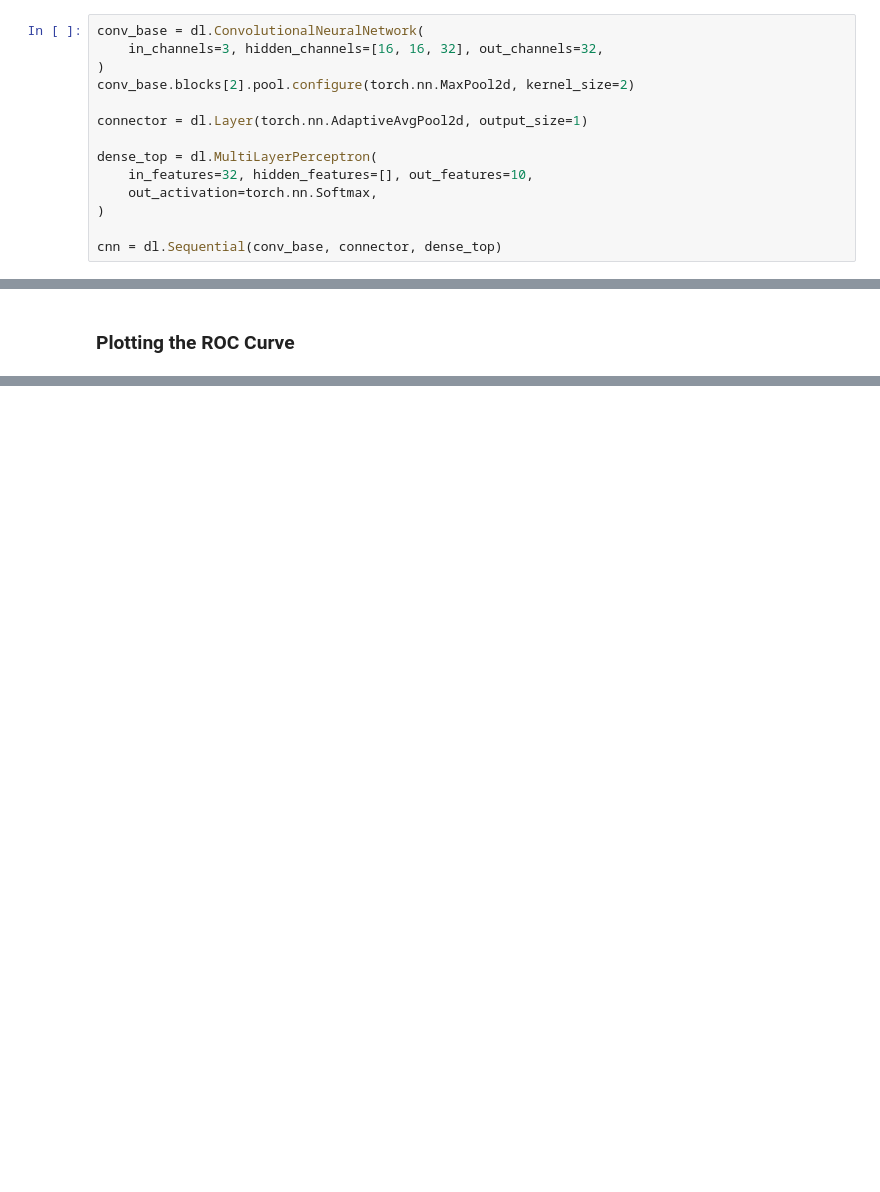
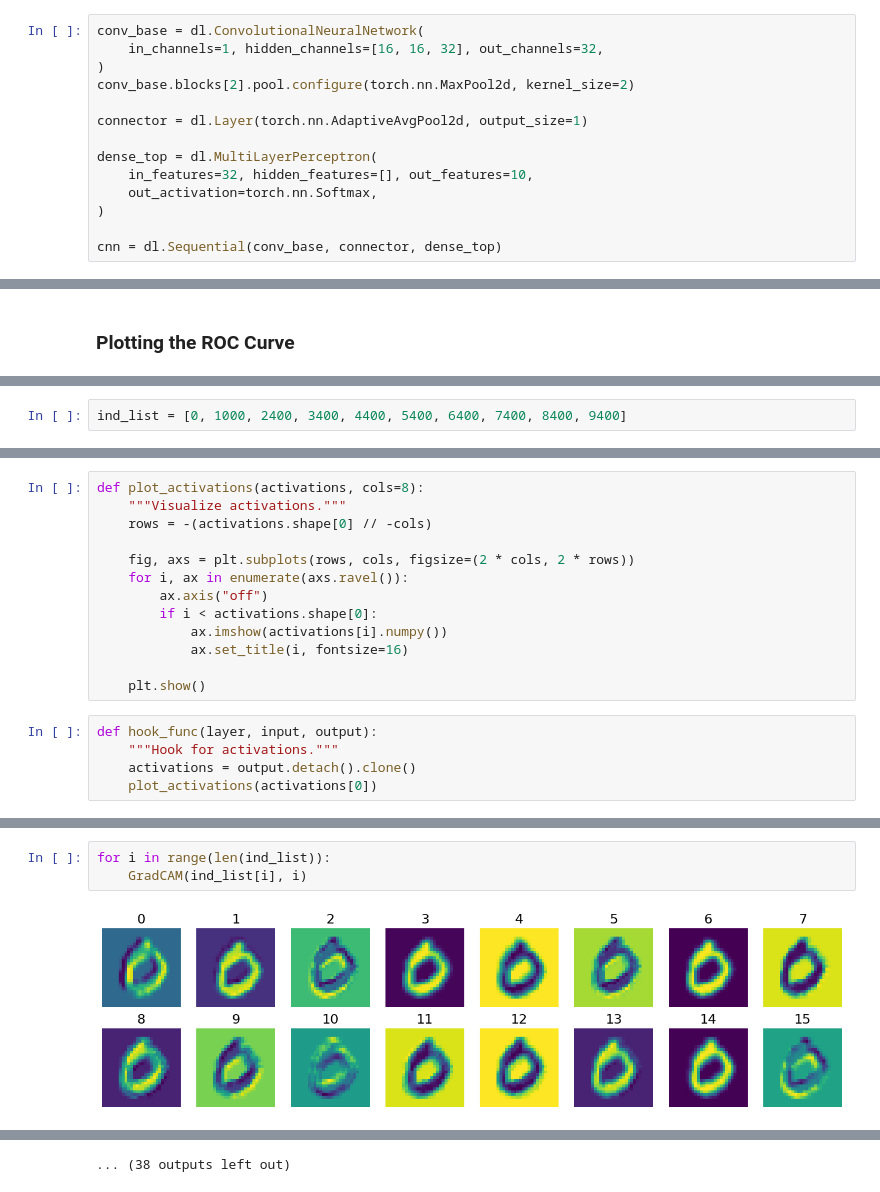
Before and after one commit to akhandait/advanced-machine-learning-with-neural-networks-homeworks, a Jupyter notebook: homeworks/hw1_problem1.ipynb, the cells around one changed output, grey strips where cells are left out. Cells and saved outputs as stored; diff of their text form; blank space fills up the shorter version.

```diff
--- a/homeworks/hw1_problem1.ipynb
+++ b/homeworks/hw1_problem1.ipynb
@@ -258,7 +260,7 @@ plot_roc(dnn_classifier, test_loader)
 Implement a convolutional neural network with a dense top ...
 # %%
 conv_base = dl.ConvolutionalNeuralNetwork(
-    in_channels=3, hidden_channels=[16, 16, 32], out_channels=32,
+    in_channels=1, hidden_channels=[16, 16, 32], out_channels=32,
 )
 conv_base.blocks[2].pool.configure(torch.nn.MaxPool2d, kernel_size=2)
 
@@ -367,0 +390,2 @@ plot_roc(cnn_classifier, test_loader)
+# %%
+ind_list = [0, 1000, 2400, 3400, 4400, 5400, 6400, 7400, 8400, 9400]
@@ -367,0 +400,18 @@ plot_roc(cnn_classifier, test_loader)
+# %%
+def plot_activations(activations, cols=8):
+    """Visualize activations."""
+    rows = -(activations.shape[0] // -cols)
+
+    fig, axs = plt.subplots(rows, cols, figsize=(2 * cols, 2 * rows))
+    for i, ax in enumerate(axs.ravel()):
+        ax.axis("off")
+        if i < activations.shape[0]:
+            ax.imshow(activations[i].numpy())
+            ax.set_title(i, fontsize=16)
+
+    plt.show()
+# %%
+def hook_func(layer, input, output):
+    """Hook for activations."""
+    activations = output.detach().clone()
+    plot_activations(activations[0])
@@ -367,0 +485,5 @@ plot_roc(cnn_classifier, test_loader)
+# %%
+for i in range(len(ind_list)):
+    GradCAM(ind_list[i], i)
+# %% [output]
+[figure, added]
@@ -367,0 +501 @@ plot_roc(cnn_classifier, test_loader)
+... (38 outputs left out)
```
Also changed, not shown: parts of 26 cells of this notebook.
